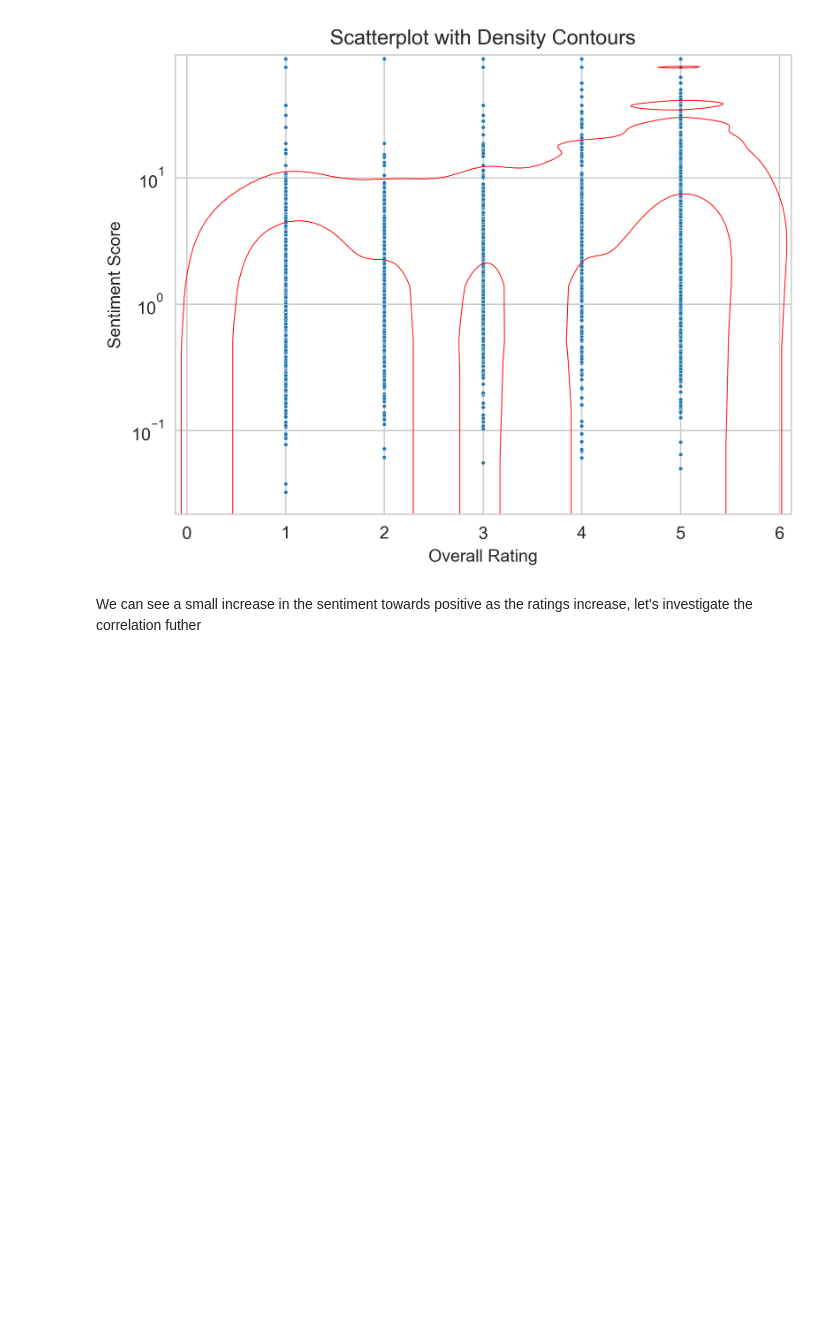
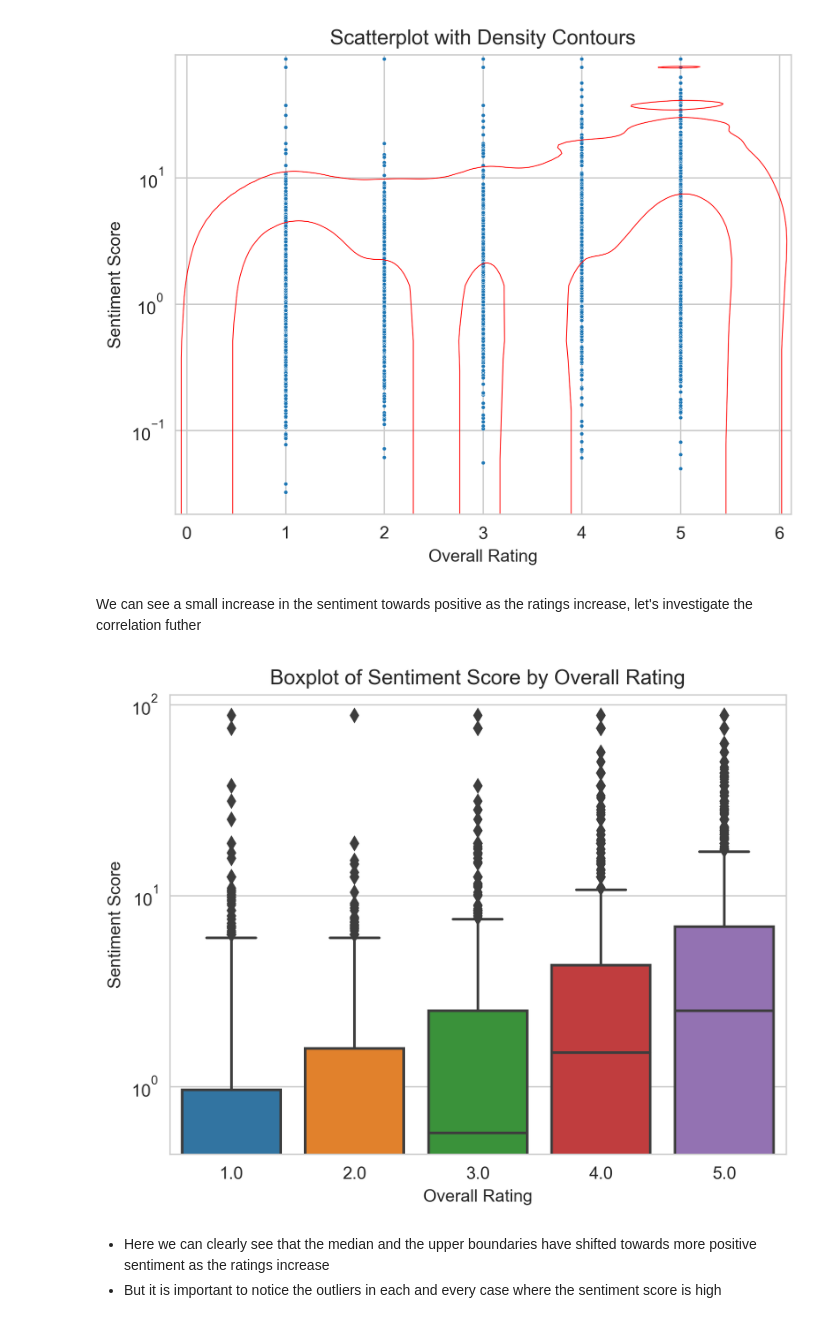
Before and after one commit to Asifdotexe/SentimentScoringModel, a Jupyter notebook: code/issue-9-as-analysis-on-baseline-scores.ipynb, the cells around one changed output. Drawn from its saved outputs; the diff is of its cells as text; code cells hidden in the pictures; blank space fills up the shorter version.

Commit message:
#9 created boxplot for investigating correlation

```diff
--- a/code/issue-9-as-analysis-on-baseline-scores.ipynb
+++ b/code/issue-9-as-analysis-on-baseline-scores.ipynb
@@ -73,3 +73,15 @@ plt.show()
 [figure]
 # %% [markdown]
 We can see a small increase in the sentiment towards positive as the ratings increase, let's investigate the correlation futher
+# %%
+# plotting boxplots for validating if there is an increase in sentiment scores as the ratings increase
+sns.boxplot(data=df, x='overall', y='sentiment_score')
+plt.xlabel('Overall Rating')
+plt.ylabel('Sentiment Score')
+plt.title('Boxplot of Sentiment Score by Overall Rating')
+plt.yscale('log')
+# %% [output]
+[figure, added]
+# %% [markdown]
+- Here we can clearly see that the median and the upper boundaries have shifted towards more positive sentiment as the ratings increase
+-  But it is important to notice the outliers in each and every case where the sentiment score is high
```
